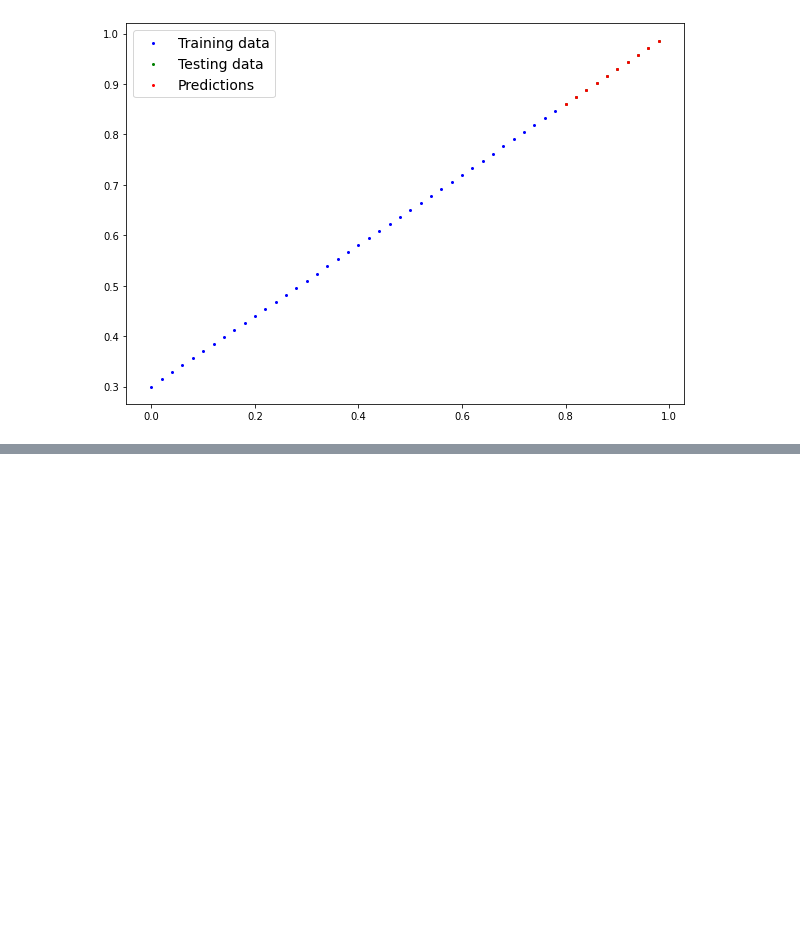
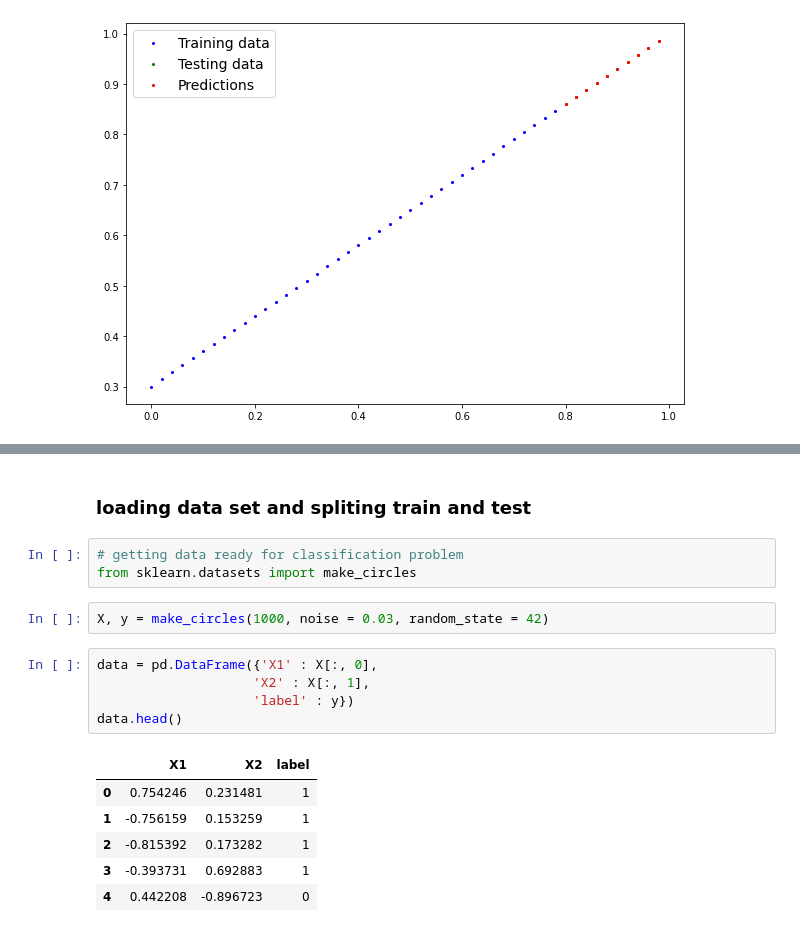
Before and after one commit to sinaapolo969/learning_PyTorch, a Jupyter notebook: PyTorch.ipynb, the cells around one changed output, grey strips where cells are left out. Saved outputs shown, nothing was run; the diff lists cells and outputs as text; blank space fills up the shorter version.

Commit message:
classification with pytorch

```diff
--- a/PyTorch.ipynb
+++ b/PyTorch.ipynb
@@ -421,0 +432,19 @@ plot_predictions(predictions = y_preds.cpu().detach().numpy())
+# %% [markdown]
+### loading data set and spliting train and test
+# %%
+# getting data ready for classification problem
+from sklearn.datasets import make_circles
+# %%
+X, y = make_circles(1000, noise = 0.03, random_state = 42)
+# %%
+data = pd.DataFrame({'X1' : X[:, 0],
+                    'X2' : X[:, 1],
+                    'label' : y})
+data.head()
+# %% [output]
+|  | X1 | X2 | label |
+| 0 | 0.754246 | 0.231481 | 1 |
+| 1 | -0.756159 | 0.153259 | 1 |
+| 2 | -0.815392 | 0.173282 | 1 |
+| 3 | -0.393731 | 0.692883 | 1 |
+| 4 | 0.442208 | -0.896723 | 0 |
```
Also changed, not shown: parts of 15 cells of this notebook.
